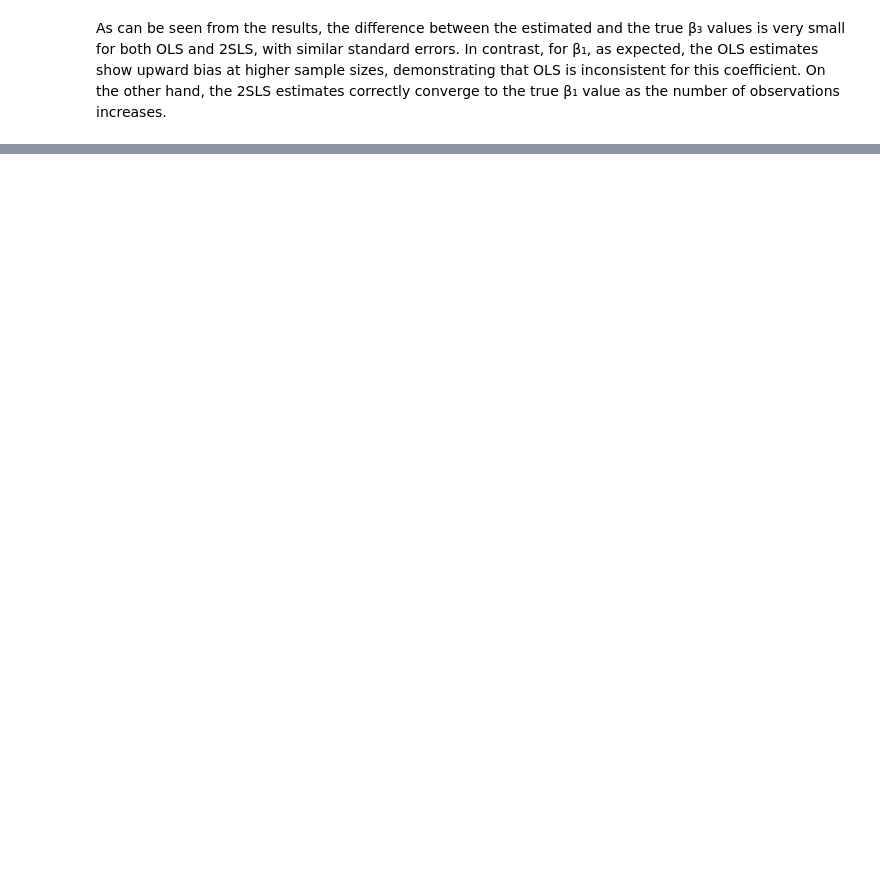
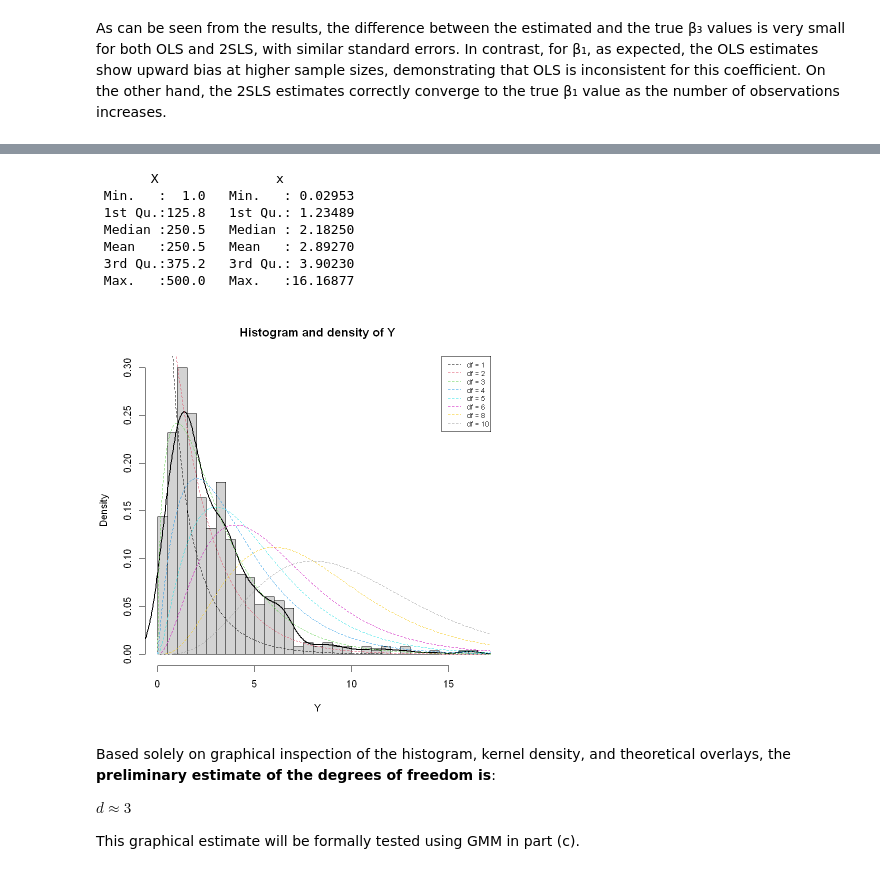
Before and after one commit to 52804407/Advanced_Econometrics_Pasz_Dohnal_Tom-, a Jupyter notebook: AE_HW2_Group27_Pasz_Dohnal_Gabriel.ipynb, the cells around one changed output, grey strips where cells are left out. Saved outputs shown, nothing was run; the diff lists cells and outputs as text; code cells hidden in the pictures; blank space fills up the shorter version.

```diff
--- a/AE_HW2_Group27_Pasz_Dohnal_Gabriel.ipynb
+++ b/AE_HW2_Group27_Pasz_Dohnal_Gabriel.ipynb
@@ -867,0 +852,44 @@ As can be seen from the results, the difference between the estimated and the tr
+# %%
+hw <- read.csv("hw2data.csv")
+summary(hw)
+Y <- hw$x
+par(bg = "white")
+hist(Y,
+     breaks = 30,
+     freq   = FALSE,
+     main   = "Histogram and density of Y",
+     xlab   = "Y")
+
+lines(density(Y), lwd = 2)
+
+## Overlay chi-square densities for various df
+x_grid <- seq(0, max(Y) * 1.1, length.out = 500)
+
+dfs <- c(1, 2, 3, 4, 5, 6, 8, 10)  # chosen dfs
+
+cols <- 1:length(dfs)
+
+for (i in seq_along(dfs)) {
+  lines(x_grid, dchisq(x_grid, df = dfs[i]), col = cols[i], lty = 2)
+}
+
+legend("topright",
+       legend = paste0("df = ", dfs),
+       col    = cols,
+       lty    = 2,
+       cex    = 0.7)
+# %% [output]
+       X               x
+ Min.   :  1.0   Min.   : 0.02953
+ 1st Qu.:125.8   1st Qu.: 1.23489
+ Median :250.5   Median : 2.18250
+ Mean   :250.5   Mean   : 2.89270
+ 3rd Qu.:375.2   3rd Qu.: 3.90230
+ Max.   :500.0   Max.   :16.16877
+[figure, added]
+# %% [markdown]
+Based solely on graphical inspection of the histogram, kernel density, and theoretical overlays, the **preliminary estimate of the degrees of freedom is**:
+
+$d \approx 3$
+
+This graphical estimate will be formally tested using GMM in part (c).
```
Also changed, not shown: parts of 19 cells of this notebook.
